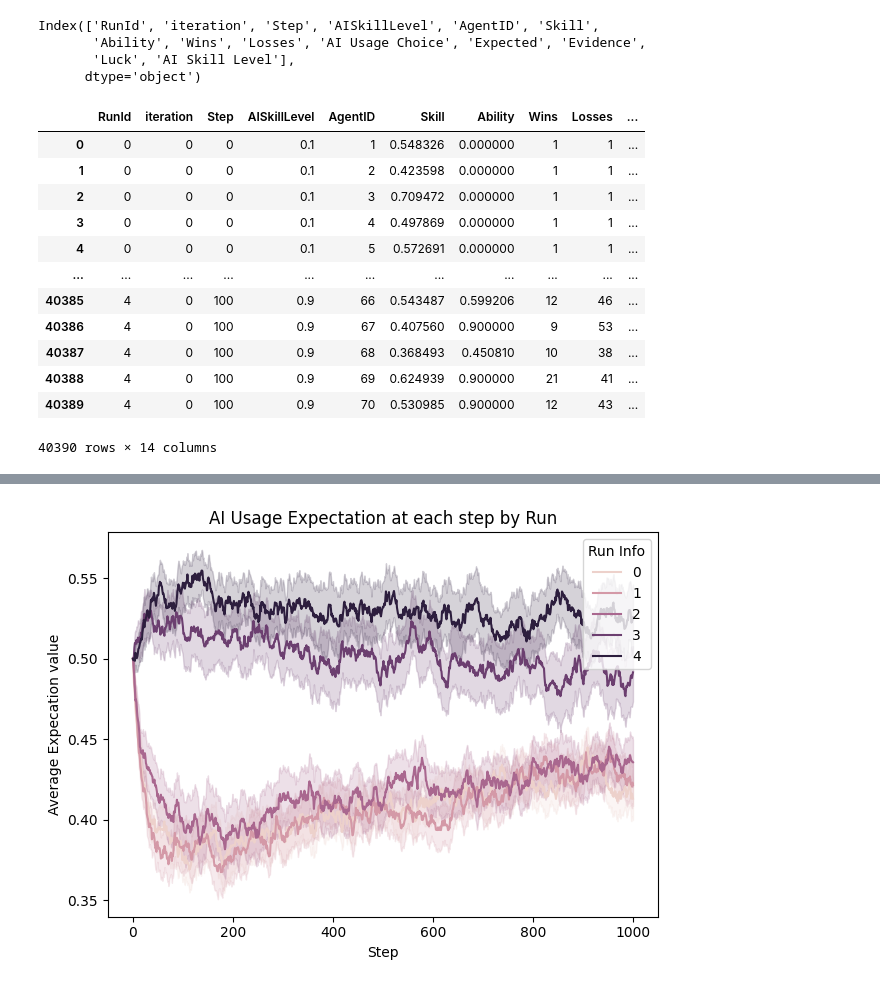
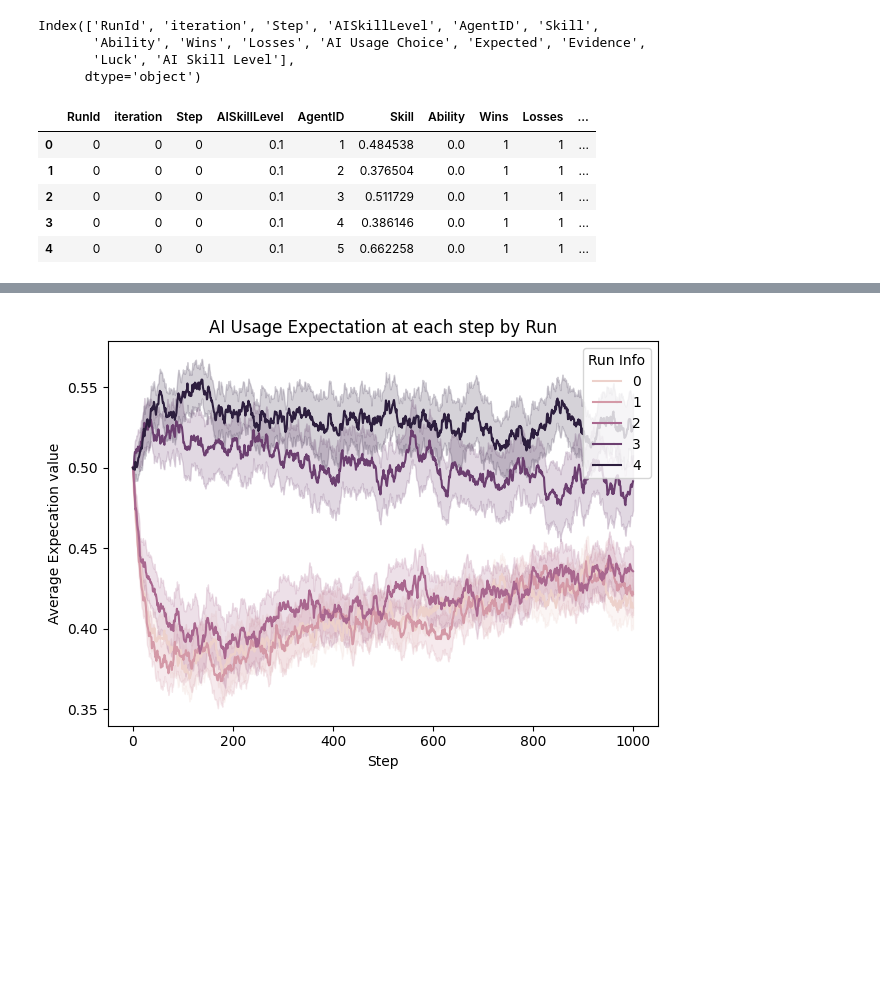
Before and after one commit to danielkoni/Modelling-AI-Usage, a Jupyter notebook: V2_ABM_Code.ipynb, the cells around one changed output, grey strips where cells are left out. Cells and saved outputs as stored; diff of their text form; code cells hidden in the pictures; blank space fills up the shorter version.

```diff
--- a/V2_ABM_Code.ipynb
+++ b/V2_ABM_Code.ipynb
@@ -189,21 +189,14 @@ Index(['RunId', 'iteration', 'Step', 'AISkillLevel', 'AgentID', 'Skill',
        'Luck', 'AI Skill Level'],
       dtype='object')
 # %%
-results_df.head(-10)
+results_df.head(5)
 # %% [output]
 |  | RunId | iteration | Step | AISkillLevel | AgentID | Skill | Ability | Wins | Losses | ... |
-| 0 | 0 | 0 | 0 | 0.1 | 1 | 0.548326 | 0.000000 | 1 | 1 | ... |
-| 1 | 0 | 0 | 0 | 0.1 | 2 | 0.423598 | 0.000000 | 1 | 1 | ... |
-| 2 | 0 | 0 | 0 | 0.1 | 3 | 0.709472 | 0.000000 | 1 | 1 | ... |
-| 3 | 0 | 0 | 0 | 0.1 | 4 | 0.497869 | 0.000000 | 1 | 1 | ... |
-| 4 | 0 | 0 | 0 | 0.1 | 5 | 0.572691 | 0.000000 | 1 | 1 | ... |
-| ... | ... | ... | ... | ... | ... | ... | ... | ... | ... | ... |
-| 40385 | 4 | 0 | 100 | 0.9 | 66 | 0.543487 | 0.599206 | 12 | 46 | ... |
-| 40386 | 4 | 0 | 100 | 0.9 | 67 | 0.407560 | 0.900000 | 9 | 53 | ... |
-| 40387 | 4 | 0 | 100 | 0.9 | 68 | 0.368493 | 0.450810 | 10 | 38 | ... |
-| 40388 | 4 | 0 | 100 | 0.9 | 69 | 0.624939 | 0.900000 | 21 | 41 | ... |
-| 40389 | 4 | 0 | 100 | 0.9 | 70 | 0.530985 | 0.900000 | 12 | 43 | ... |
+| 0 | 0 | 0 | 0 | 0.1 | 1 | 0.484538 | 0.0 | 1 | 1 | ... |
+| 1 | 0 | 0 | 0 | 0.1 | 2 | 0.376504 | 0.0 | 1 | 1 | ... |
+| 2 | 0 | 0 | 0 | 0.1 | 3 | 0.511729 | 0.0 | 1 | 1 | ... |
+| 3 | 0 | 0 | 0 | 0.1 | 4 | 0.386146 | 0.0 | 1 | 1 | ... |
+| 4 | 0 | 0 | 0 | 0.1 | 5 | 0.662258 | 0.0 | 1 | 1 | ... |
-40390 rows × 14 columns
 # %%
 #Plot the line
 sns.lineplot(data=results_df, x='Step', y='Expected', hue='RunId')
```
Also changed, not shown: parts of 2 cells of this notebook, 4 other files.
